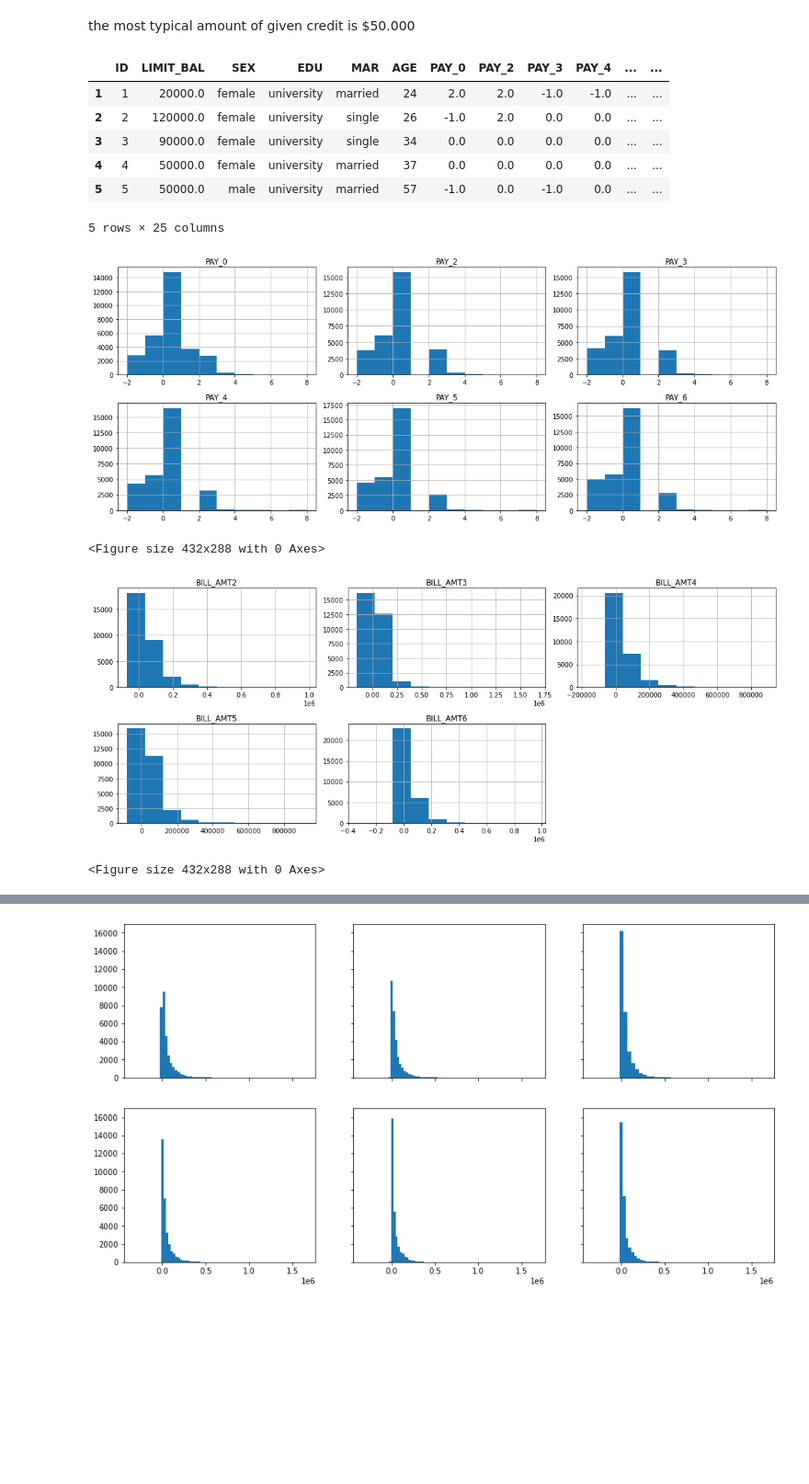
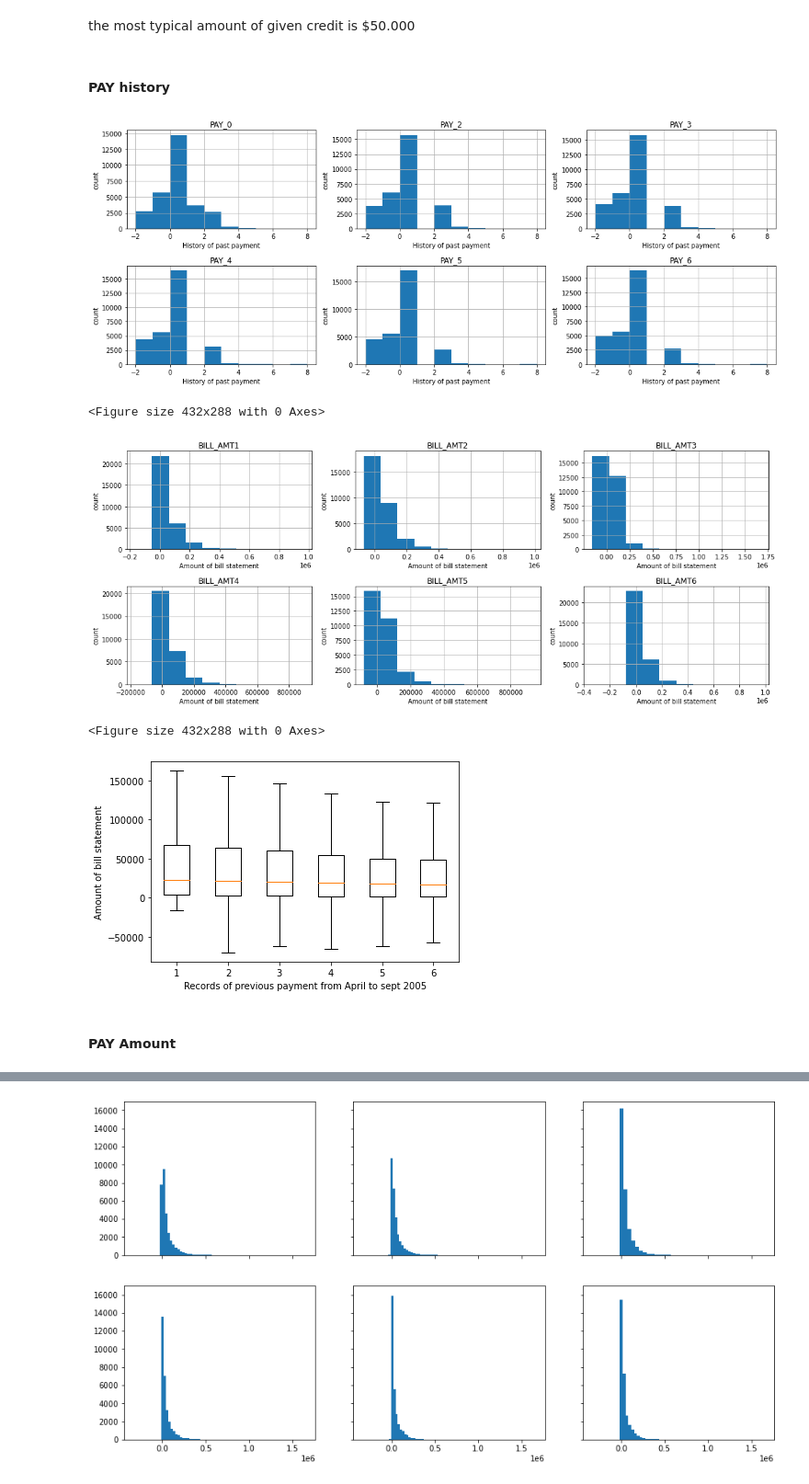
Before and after one commit to alefbenages/CrediOne, a Jupyter notebook: M2T1.1.ipynb, the cells around one changed output, grey strips where cells are left out. Shown: that part at 92% size. Saved outputs shown, nothing was run; the diff lists cells and outputs as text; code cells hidden in the pictures; blank space fills up the shorter version.

```diff
--- a/M2T1.1.ipynb
+++ b/M2T1.1.ipynb
@@ -449,40 +444,47 @@ plt.show()
 [figure]
 # %% [markdown]
 the most typical amount of given credit is $50.000
-# %%
-df.head()
-# %% [output]
-|  | ID | LIMIT_BAL | SEX | EDU | MAR | AGE | PAY_0 | PAY_2 | PAY_3 | PAY_4 | ... | ... |
-| 1 | 1 | 20000.0 | female | university | married | 24 | 2.0 | 2.0 | -1.0 | -1.0 | ... | ... |
-| 2 | 2 | 120000.0 | female | university | single | 26 | -1.0 | 2.0 | 0.0 | 0.0 | ... | ... |
-| 3 | 3 | 90000.0 | female | university | single | 34 | 0.0 | 0.0 | 0.0 | 0.0 | ... | ... |
-| 4 | 4 | 50000.0 | female | university | married | 37 | 0.0 | 0.0 | 0.0 | 0.0 | ... | ... |
-| 5 | 5 | 50000.0 | male | university | married | 57 | -1.0 | 0.0 | -1.0 | 0.0 | ... | ... |
-5 rows × 25 columns
+# %% [markdown]
+#### PAY history
 # %%
-def draw_histograms(df, variables, n_rows, n_cols, n_bins):
+def draw_histograms(df, variables, n_rows, n_cols, n_bins, y_label = '', x_label = ''):
     fig=plt.figure(figsize=(15,6))
     for i, var_name in enumerate(variables):
         ax=fig.add_subplot(n_rows,n_cols,i+1)
         df[var_name].hist(bins=n_bins,ax=ax)
         ax.set_title(var_name)
+        ax.set_xlabel(x_label)
+        ax.set_ylabel(y_label)
     plt.figure()
     fig.tight_layout()  # Improves appearance a bit.
     plt.show()
 # %%
 pay_hist = df[['PAY_0', 'PAY_2', 'PAY_3', 'PAY_4', 'PAY_5', 'PAY_6']]
 
-draw_histograms(pay_hist, pay_hist.columns,2,3,10)
+draw_histograms(pay_hist, pay_hist.columns,2,3,10,'count','History of past payment')
 # %% [output]
-[figure, old version]
+[figure, new version]
 <Figure size 432x288 with 0 Axes>
 # %%
-bill_hist = df[['BILL_AMT2','BILL_AMT3','BILL_AMT4','BILL_AMT5','BILL_AMT6']]
+amount_hist = df[['BILL_AMT1','BILL_AMT2','BILL_AMT3','BILL_AMT4','BILL_AMT5','BILL_AMT6']]
 
-draw_histograms(bill_hist, bill_hist.columns,2,3,10)
+draw_histograms(amount_hist, amount_hist.columns,2,3,10,'count','Amount of bill statement')
 # %% [output]
-[figure, old version]
+[figure, new version]
 <Figure size 432x288 with 0 Axes>
+# %%
+fig, ax = plt.subplots()
+
+ax.boxplot(amount_hist, showfliers=False) #Outliers turned off, just to be able to see beter the effect.
+
+ax.set_ylabel('Amount of bill statement')
+ax.set_xlabel('Records of previous payment from April to sept 2005')
+
+plt.show()
+# %% [output]
+[figure, added]
+# %% [markdown]
+#### PAY Amount
 # %%
 bill_hist = df[['PAY_AMT1','PAY_AMT2','PAY_AMT3','PAY_AMT4','PAY_AMT5','PAY_AMT6']]
 
```
Also changed, not shown: parts of 76 cells of this notebook, 15 other files.
